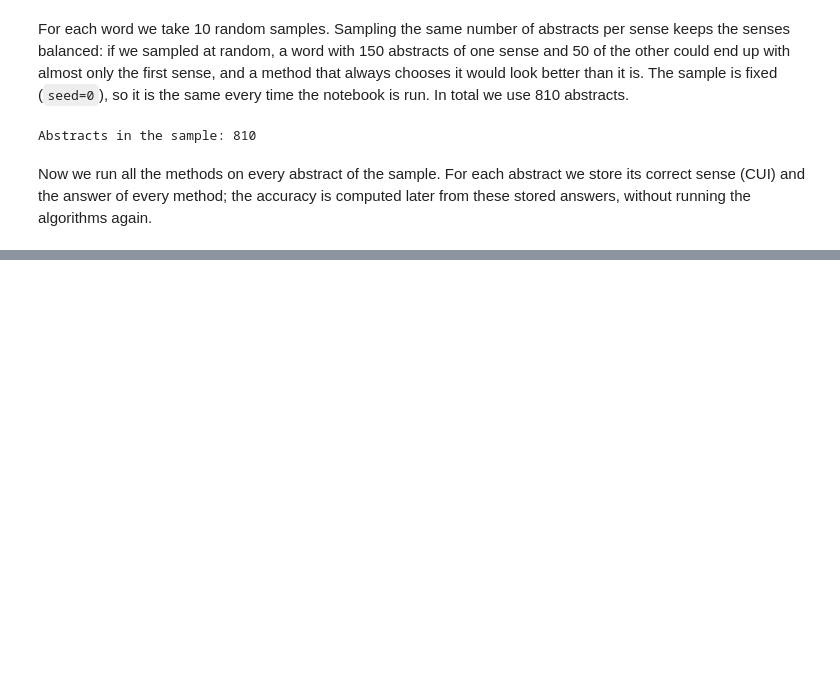
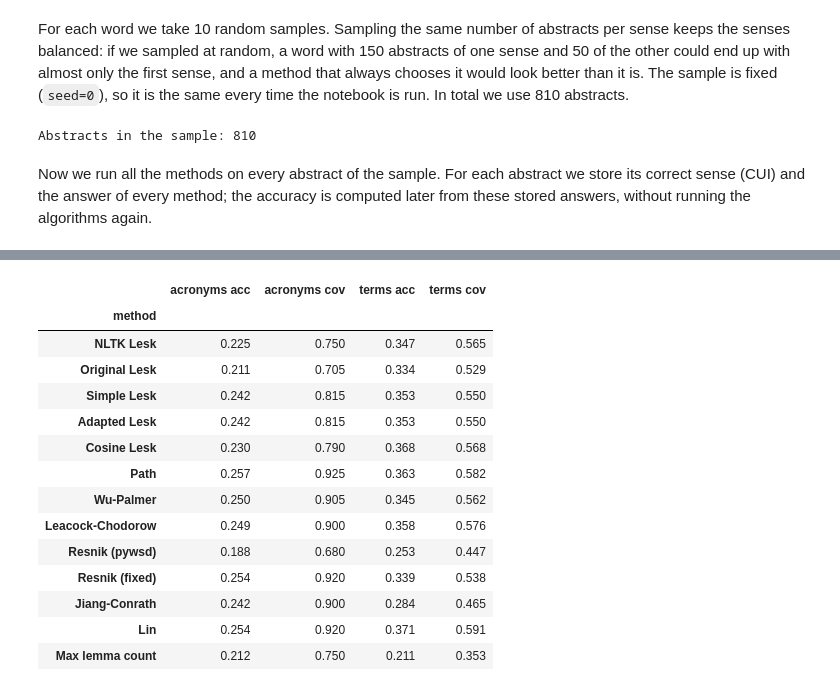
Before and after one commit to pygiopoli/nlp_project_26, a Jupyter notebook: scripts/p3&4/task_4.ipynb, the cells around one changed output, grey strips where cells are left out. Cells and saved outputs as stored; diff of their text form; code cells hidden in the pictures; blank space fills up the shorter version.

```diff
--- a/scripts/p3&4/task_4.ipynb
+++ b/scripts/p3&4/task_4.ipynb
@@ -427,0 +420,41 @@ Done.
+# %%
+def accuracy(rows, word, method, covered_only=False):
+    if covered_only:
+        rows = [r for r in rows if MAPPING[word][r["cui"]]]
+    if not rows:
+        return None
+    correct = [r["answers"][method] in MAPPING[word][r["cui"]] for r in rows]
+    return sum(correct) / len(correct)
+
+
+def mean(values):
+    values = [v for v in values if v is not None]
+    return sum(values) / len(values) if values else float("nan")
+
+
+table = []
+for method in ALL_METHODS:
+    line = {"method": method}
+    for group_name, group in [("acronyms", ACRONYMS), ("terms", TERMS)]:
+        line[f"{group_name} acc"] = mean(accuracy(predictions[w], w, method) for w in group)
+        line[f"{group_name} cov"] = mean(accuracy(predictions[w], w, method, covered_only=True) for w in group)
+    table.append(line)
+
+results = pd.DataFrame(table).set_index("method")
+results.round(3)
+# %% [output]
+|  | acronyms acc | acronyms cov | terms acc | terms cov |
+| method |  |  |  |  |
+| NLTK Lesk | 0.225 | 0.750 | 0.347 | 0.565 |
+| Original Lesk | 0.211 | 0.705 | 0.334 | 0.529 |
+| Simple Lesk | 0.242 | 0.815 | 0.353 | 0.550 |
+| Adapted Lesk | 0.242 | 0.815 | 0.353 | 0.550 |
+| Cosine Lesk | 0.230 | 0.790 | 0.368 | 0.568 |
+| Path | 0.257 | 0.925 | 0.363 | 0.582 |
+| Wu-Palmer | 0.250 | 0.905 | 0.345 | 0.562 |
+| Leacock-Chodorow | 0.249 | 0.900 | 0.358 | 0.576 |
+| Resnik (pywsd) | 0.188 | 0.680 | 0.253 | 0.447 |
+| Resnik (fixed) | 0.254 | 0.920 | 0.339 | 0.538 |
+| Jiang-Conrath | 0.242 | 0.900 | 0.284 | 0.465 |
+| Lin | 0.254 | 0.920 | 0.371 | 0.591 |
+| Max lemma count | 0.212 | 0.750 | 0.211 | 0.353 |
```
Also changed, not shown: parts of 6 cells of this notebook, 3 other files.
